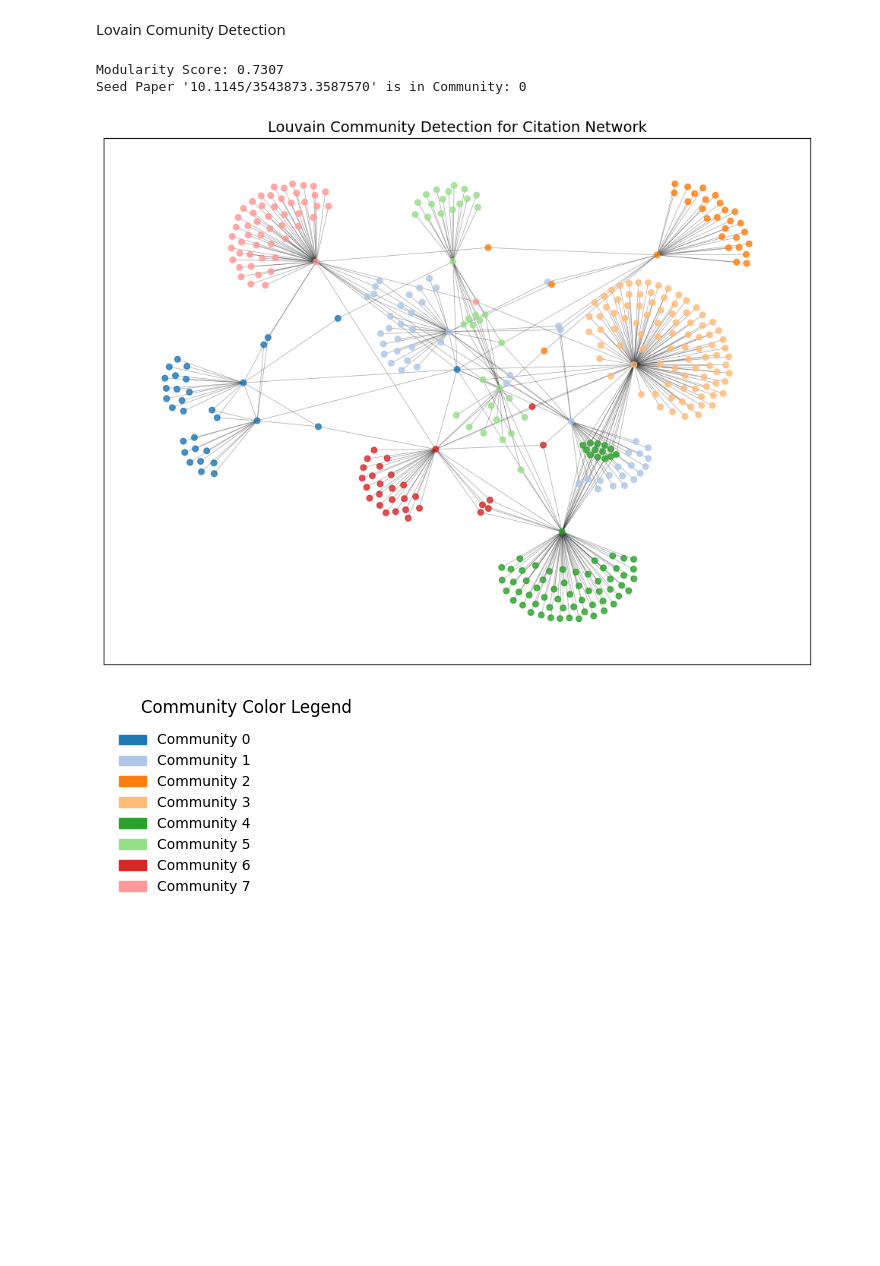
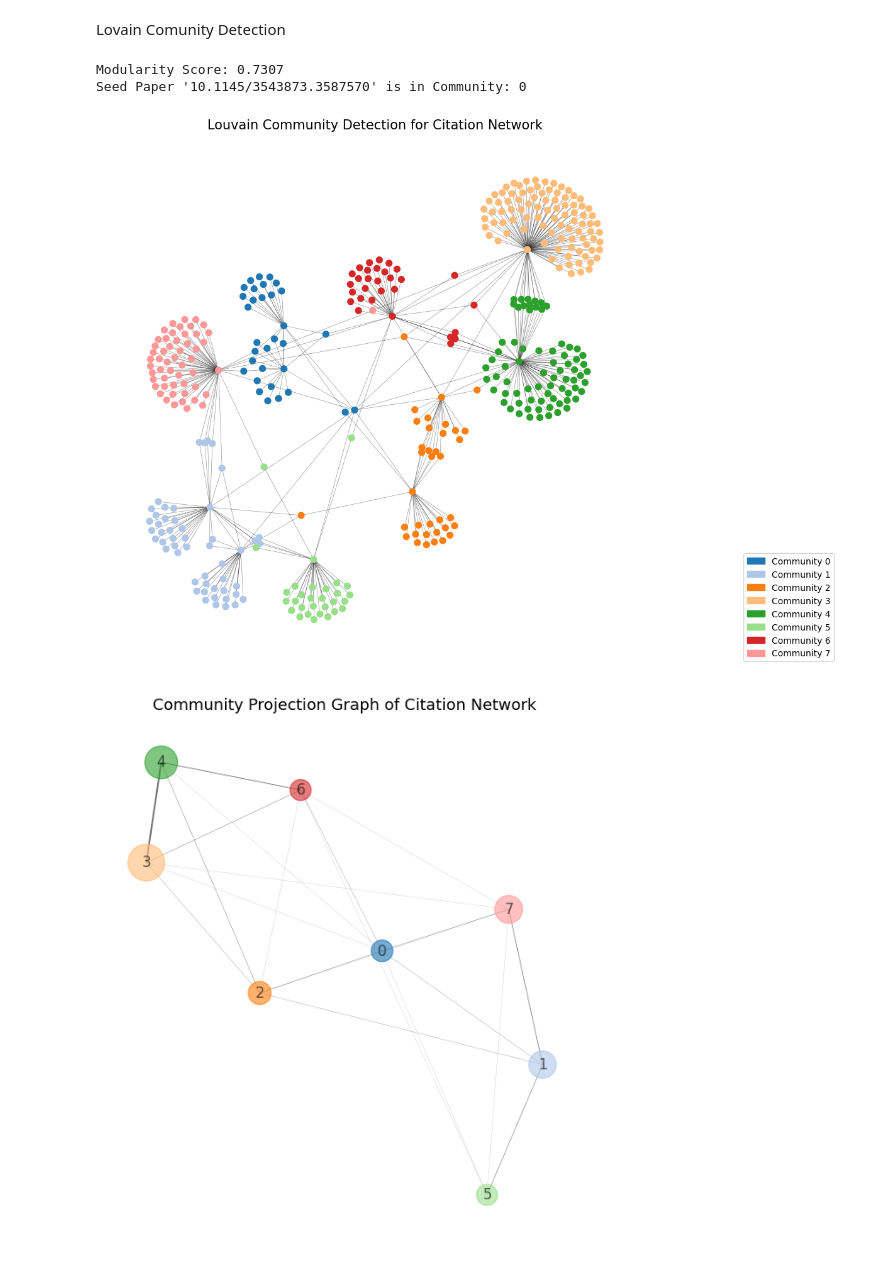
Before and after one commit to Thenuja-S/Graph-Theoretic-Research-Project, a Jupyter notebook: scripts/GenerateNetowrkX_Graph.ipynb, the cells around one changed output. Drawn from its saved outputs; the diff is of its cells as text; code cells hidden in the pictures; blank space fills up the shorter version.

```diff
--- a/scripts/GenerateNetowrkX_Graph.ipynb
+++ b/scripts/GenerateNetowrkX_Graph.ipynb
@@ -27,7 +31,10 @@ else:
     dynamic_seed = seed_nodes[0]
 
     # 3. Build the Graph
-    G = nx.from_pandas_edgelist(edges_df, source='Source', target='Target', create_using=nx.DiGraph())
+    G = nx.from_pandas_edgelist(edges_df,
+                                 source='Source',
+                                   target='Target',
+                                     create_using=nx.DiGraph())
 
     # 4. Identify the neighbors (targets) for the dynamic seed
     if dynamic_seed in G:
@@ -69,7 +76,10 @@ else:
 Verified: Found 11 connections for seed 10.1145/3543873.3587570
 # %%
 # 2. Build the Graph
-G = nx.from_pandas_edgelist(edges_df, source='Source', target='Target', create_using=nx.Graph())
+G = nx.from_pandas_edgelist(edges_df,
+                            source='Source',
+                             target='Target',
+                                create_using=nx.Graph())
 node_attr = nodes_df.set_index('NodeID').to_dict('index')
 nx.set_node_attributes(G, node_attr)
 
@@ -224,60 +241,60 @@ communities = defaultdict(list)
 for node, cid in partition.items():
     communities[cid].append(node)
 
-community_df = pd.DataFrame([(cid, act) for cid, acts in communities.items() for act in acts],
+community_df = pd.DataFrame([(cid, paper) for cid, papers in communities.items() for paper in papers],
                             columns=["Community", "DOI"])
-# community_df.head(50)
+
+# Merge with nodes_df to get PaperTitle
+community_df = community_df.merge(nodes_df[['NodeID', 'PaperTitle', 'Abstract']], left_on='DOI', right_on='NodeID', how='left')
+community_df = community_df.drop(columns=['NodeID'])
+
 # Community ids and dois save to CSV
-community_df.to_csv("community_ids_with_dois.csv", index=False)
+community_df.to_csv(DIRECTORY /"community_ids_with_dois.csv", index=False)
 
-plt.figure(figsize=(12, 9))
+# === Plot: Full Network by Community ===
 pos = nx.spring_layout(G,  center=(0, 0), seed=21)
 base_cmap = plt.get_cmap("tab20")
 colors = lambda i: base_cmap(i % base_cmap.N)
-node_colors = [colors(partition[node]) for node in G.nodes()]
-nx.draw_networkx_nodes(G, pos, node_color=node_colors, node_size=30, alpha=0.8)
-nx.draw_networkx_edges(G, pos, edge_color="#1b1b1b", width=0.5, alpha=0.4)
-plt.title("Louvain Community Detection for Citation Network", fontsize=14)
-# plt.savefig("louvain_community_network.png", dpi=300, bbox_inches='tight')
-plt.show()
-
-# Community Color Legend
-fig, ax = plt.subplots(figsize=(4, len(communities) * 0.3))
-fig.subplots_adjust(left=0.2)
+fig, (ax1, ax2) = plt.subplots(1, 2, figsize=(12, 9), gridspec_kw={'width_ratios': [3, 1]})
+pos = nx.spring_layout(G, seed=42)
+node_colors =  [colors(partition[node]) for node in G.nodes()]
+nx.draw_networkx_nodes(G, pos, node_color=node_colors, node_size=50, ax=ax1)
+nx.draw_networkx_edges(G, pos, width=0.5, alpha=0.4, ax=ax1)
+ax1.set_title("Louvain Community Detection for Citation Network", fontsize=15)
+ax1.axis("off")
+ax2.axis("off")
 patches = [mpatches.Patch(color=colors(i), label=f"Community {i}") for i in sorted(communities.keys())]
-legend = ax.legend(handles=patches, loc='center left', fontsize=10, frameon=False)
-ax.axis('off')
-plt.title("Community Color Legend", fontsize=12)
-# plt.savefig("community_legend.png", dpi=300, bbox_inches='tight')
+ax2.legend(handles=patches, loc='lower right', fontsize=10, frameon=True)
+plt.tight_layout()
 plt.show()
 
 # Community Projection Graph
 G_proj = nx.Graph()
 for cid, nodes in communities.items():
     G_proj.add_node(cid, size=len(nodes))
 
 for u, v, data in G.edges(data=True):
     cu = partition[u]
     cv = partition[v]
     if cu != cv:
         if G_proj.has_edge(cu, cv):
             G_proj[cu][cv]['weight'] += 1
         else:
             G_proj.add_edge(cu, cv, weight=1)
 
 
 plt.figure(figsize=(5.5, 6))
 proj_pos = nx.spring_layout(G_proj, seed=42, k=1.5)
 proj_colors = [colors(n) for n in G_proj.nodes()]
 proj_sizes = [G_proj.nodes[n]['size'] * 10 for n in G_proj.nodes()]
 edge_widths = [G_proj[u][v]['weight'] / 10 for u, v in G_proj.edges()]
 nx.draw(G_proj, proj_pos, with_labels=True, node_color=proj_colors,
-        node_size=proj_sizes, width=edge_widths, edge_color='black', alpha=0.8)
+        node_size=proj_sizes, width=edge_widths, edge_color='#1b1b1b', alpha=0.6)
 plt.title("Community Projection Graph of Citation Network", fontsize=13)
 # plt.savefig("community_projection_graph.png", dpi=300, bbox_inches='tight')
 plt.show()
 # %% [output]
 Modularity Score: 0.7307
 Seed Paper '10.1145/3543873.3587570' is in Community: 0
-[figure, old version]
+[figure, new version]
-[figure, old version]
+[figure, new version]
```
Also changed, not shown: parts of 10 cells of this notebook, 12 other files.
